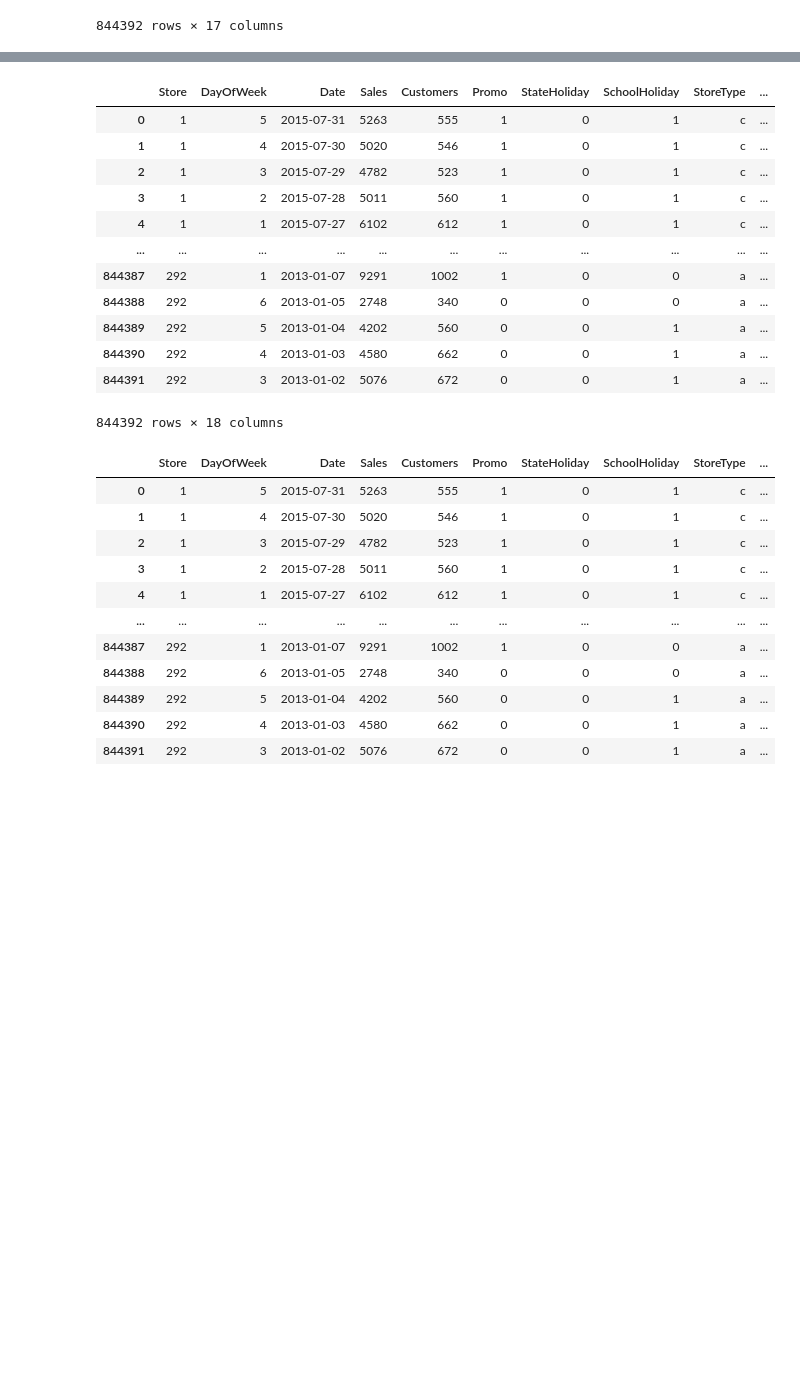
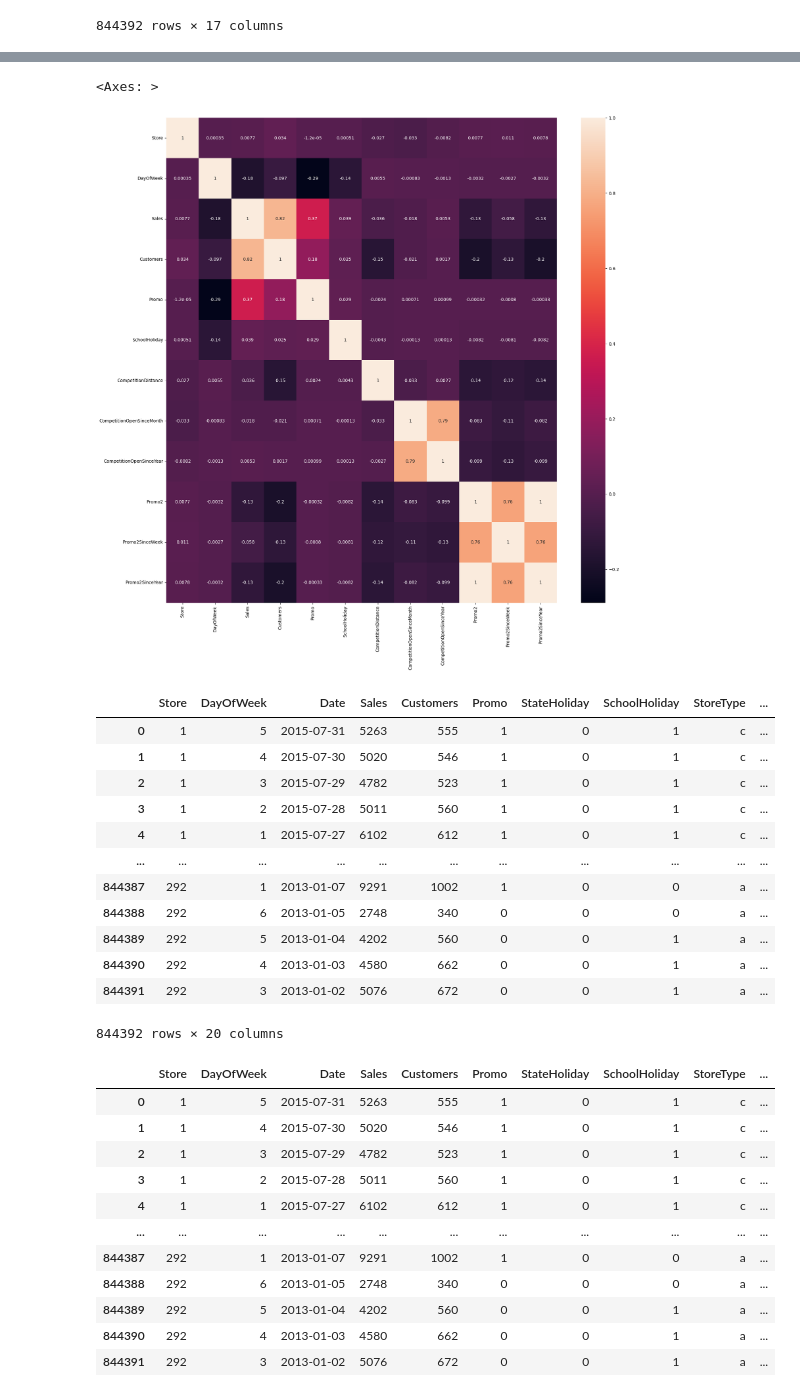
Before and after one commit to CD-AC/DataScience-Sales_Prediction, a Jupyter notebook: Sales_Prediction.ipynb, the cells around one changed output, grey strips where cells are left out. Drawn from its saved outputs; the diff is of its cells as text; code cells hidden in the pictures; blank space fills up the shorter version.

```diff
--- a/Sales_Prediction.ipynb
+++ b/Sales_Prediction.ipynb
@@ -14,7 +14,7 @@ from prophet import Prophet
 # %% [markdown]
 # Import Dataset Sales
 # %%
-sales_train_df = pd.read_csv("train.csv")
+sales_train_df = pd.read_csv("/content/drive/MyDrive/sales_prediction/train.csv")
 # %%
 sales_train_df.head()
 # %% [output]
@@ -58,7 +58,7 @@ sales_train_df.describe()
 # %% [markdown]
 # Import Dataset Stores
 # %%
-store_info_df = pd.read_csv("store.csv")
+store_info_df = pd.read_csv("/content/drive/MyDrive/sales_prediction/store.csv")
 # %%
 store_info_df.head()
 # %% [output]
@@ -289,7 +293,6 @@ sales_train_all_df
 # %%
-sales_train_df.drop(['Date'], ['StoreType'], ['Assortment'])
-correlations = sales_train_all_df.corr()['Sales'].sort_values()
+numeric_columns = sales_train_all_df.select_dtypes(include=['int64', 'float64'])
+correlations = numeric_columns.corr()['Sales'].sort_values()
 correlations
-
 # los clientes y la promoción se correlacionan positivamente con las ventas
 # Promo2 no parece ser efectivo en absoluto
@@ -296,8 +313,11 @@ correlations
 # %%
-correlations = sales_train_all_df.corr()
+correlations = numeric_columns.corr()
 f, ax = plt.subplots(figsize = (20,20))
 sns.heatmap(correlations, annot=True)
 # Los clientes / Promo2 y las ventas están fuertemente correlacionados
+# %% [output]
+<Axes: >
+[figure, added]
 # %%
 # Separemos el año y pongámoslo en una columna separada
 sales_train_all_df['Year'] = pd.DatetimeIndex(sales_train_all_df['Date']).year
@@ -316,7 +336,7 @@ sales_train_all_df
 | 844389 | 292 | 5 | 2013-01-04 | 4202 | 560 | 0 | 0 | 1 | a | ... |
 | 844390 | 292 | 4 | 2013-01-03 | 4580 | 662 | 0 | 0 | 1 | a | ... |
 | 844391 | 292 | 3 | 2013-01-02 | 5076 | 672 | 0 | 0 | 1 | a | ... |
-844392 rows × 18 columns
+844392 rows × 20 columns
 # %%
 # Hagamos lo mismo para el día y el mes
 sales_train_all_df['Month'] = pd.DatetimeIndex(sales_train_all_df['Date']).month
```
Also changed, not shown: parts of 5 cells of this notebook.
